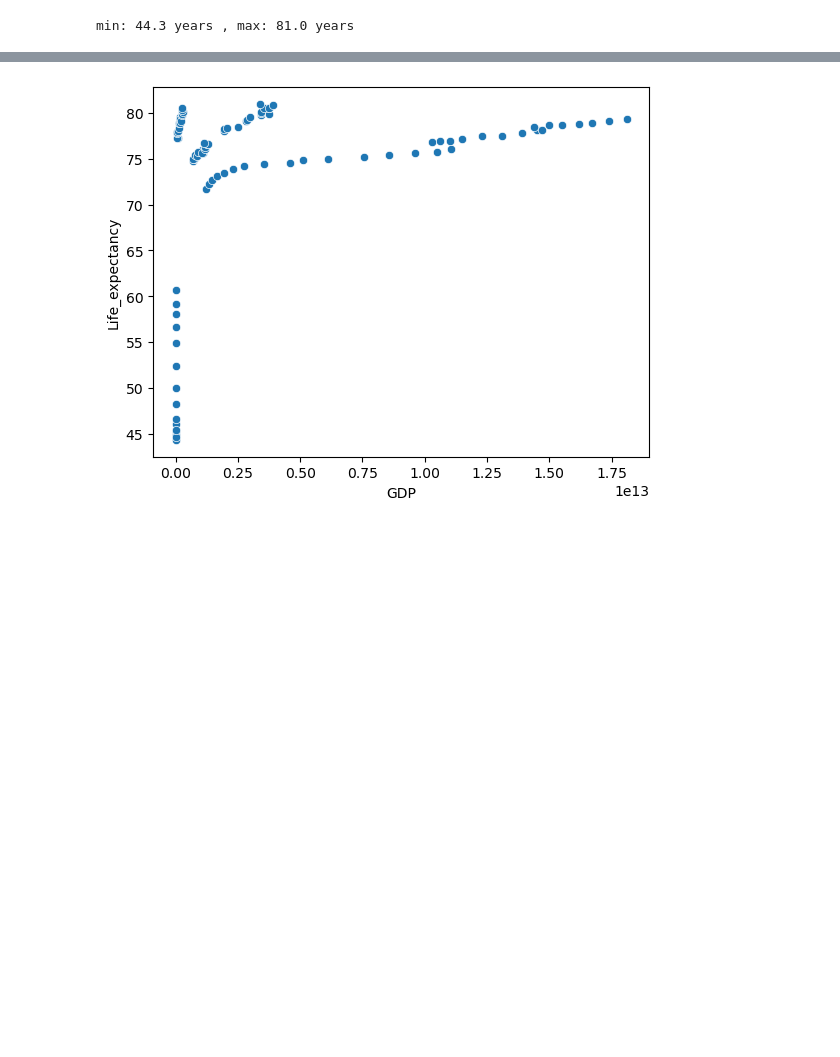
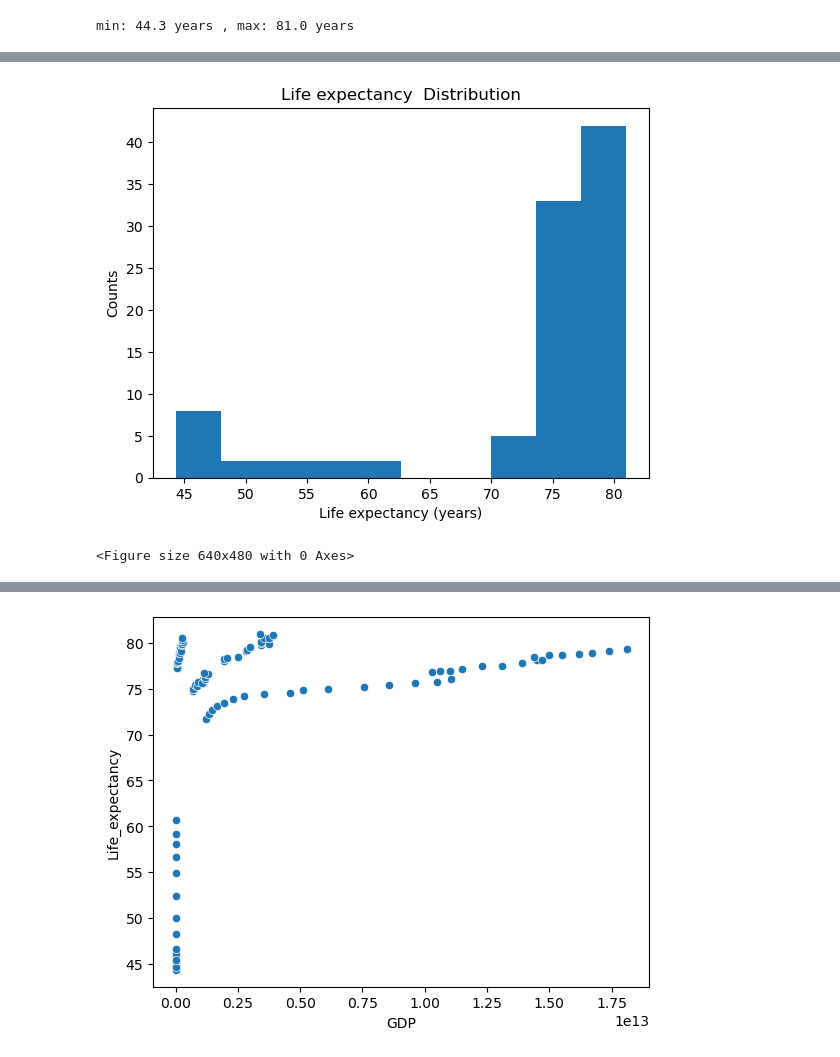
Before and after one commit to YSKAA423/Life_Expectancy_and_GDP, a Jupyter notebook: life_expectancy_gdp.ipynb, the cells around one changed output, grey strips where cells are left out. Drawn from its saved outputs; the diff is of its cells as text; code cells hidden in the pictures; blank space fills up the shorter version.

```diff
--- a/life_expectancy_gdp.ipynb
+++ b/life_expectancy_gdp.ipynb
@@ -161,0 +209,10 @@ The standard variation of Life expectancy : 10.6728823036079 years
+# %%
+plt.hist(Life_e.Life_expectancy)
+plt.xlabel("Life expectancy (years)")
+plt.ylabel("Counts")
+plt.title("Life expectancy  Distribution")
+plt.show()
+plt.clf()
+# %% [output]
+[figure, added]
+<Figure size 640x480 with 0 Axes>
```
Also changed, not shown: parts of 29 cells of this notebook.
